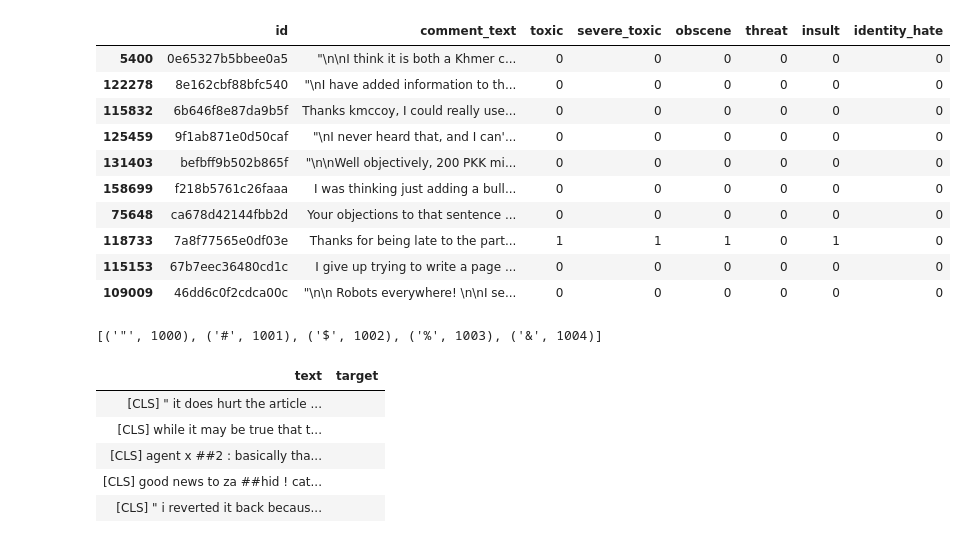
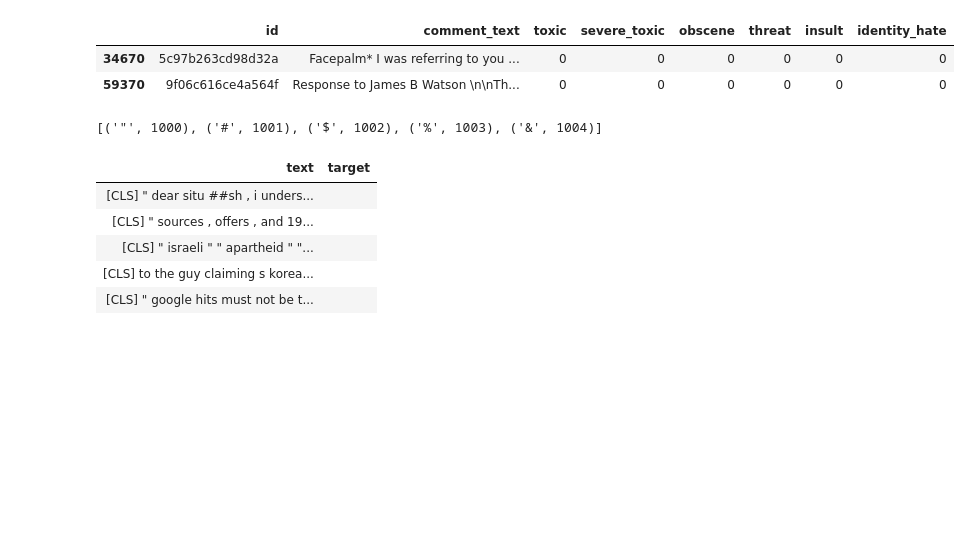
Before and after one commit to jameszlj/NLP_with_python, a Jupyter notebook: fast_ai_text_multi_label.ipynb, the cells around one changed output. Drawn from its saved outputs; the diff is of its cells as text; code cells hidden in the pictures; blank space fills up the shorter version.

```diff
--- a/fast_ai_text_multi_label.ipynb
+++ b/fast_ai_text_multi_label.ipynb
@@ -68,22 +68,15 @@ batch_size = 32
 path = Path(".")
 bert_model = "bert-base-uncased"
 # %%
-train, test = [pd.read_csv(path / fname) for fname in ["train.csv", "test.csv"]]
-train, valid = train_test_split(train, random_state=2)
+df = pd.read_csv("train.csv")
+train, test = train_test_split(df,test_size=.4, random_state=4)
+train, valid = train_test_split(train, test_size=.2,random_state=2)
 # %%
-train.head(10)
+train.head(2)
 # %% [output]
 |  | id | comment_text | toxic | severe_toxic | obscene | threat | insult | identity_hate |
-| 5400 | 0e65327b5bbee0a5 | "\n\nI think it is both a Khmer c... | 0 | 0 | 0 | 0 | 0 | 0 |
-| 122278 | 8e162cbf88bfc540 | "\nI have added information to th... | 0 | 0 | 0 | 0 | 0 | 0 |
-| 115832 | 6b646f8e87da9b5f | Thanks kmccoy, I could really use... | 0 | 0 | 0 | 0 | 0 | 0 |
-| 125459 | 9f1ab871e0d50caf | "\nI never heard that, and I can'... | 0 | 0 | 0 | 0 | 0 | 0 |
-| 131403 | befbff9b502b865f | "\n\nWell objectively, 200 PKK mi... | 0 | 0 | 0 | 0 | 0 | 0 |
-| 158699 | f218b5761c26faaa | I was thinking just adding a bull... | 0 | 0 | 0 | 0 | 0 | 0 |
-| 75648 | ca678d42144fbb2d | Your objections to that sentence ... | 0 | 0 | 0 | 0 | 0 | 0 |
-| 118733 | 7a8f77565e0df03e | Thanks for being late to the part... | 1 | 1 | 1 | 0 | 1 | 0 |
-| 115153 | 67b7eec36480cd1c | I give up trying to write a page ... | 0 | 0 | 0 | 0 | 0 | 0 |
-| 109009 | 46dd6c0f2cdca00c | "\n\n Robots everywhere! \n\nI se... | 0 | 0 | 0 | 0 | 0 | 0 |
+| 34670 | 5c97b263cd98d32a | Facepalm* I was referring to you ... | 0 | 0 | 0 | 0 | 0 | 0 |
+| 59370 | 9f06c616ce4a564f | Response to James B Watson \n\nTh... | 0 | 0 | 0 | 0 | 0 | 0 |
 # %%
 bert_tokenizer = BertTokenizer.from_pretrained(bert_model)
 print(list(bert_tokenizer.vocab.items())[1000:1005])
@@ -108,11 +101,11 @@ databunch = TextClasDataBunch.from_df(path, train, valid, test,
 databunch.show_batch()
 # %% [output]
 | text | target |
-| [CLS] " it does hurt the article ... |  |
-| [CLS] while it may be true that t... |  |
-| [CLS] agent x ##2 : basically tha... |  |
-| [CLS] good news to za ##hid ! cat... |  |
-| [CLS] " i reverted it back becaus... |  |
+| [CLS] " dear situ ##sh , i unders... |  |
+| [CLS] " sources , offers , and 19... |  |
+| [CLS] " israeli " " apartheid " "... |  |
+| [CLS] to the guy claiming s korea... |  |
+| [CLS] " google hits must not be t... |  |
 # %%
 bert_pretrained_model = MyNoTupleModel.from_pretrained(bert_model, num_labels=6)
 loss_func = nn.BCEWithLogitsLoss()
```
Also changed, not shown: parts of 5 cells of this notebook.
